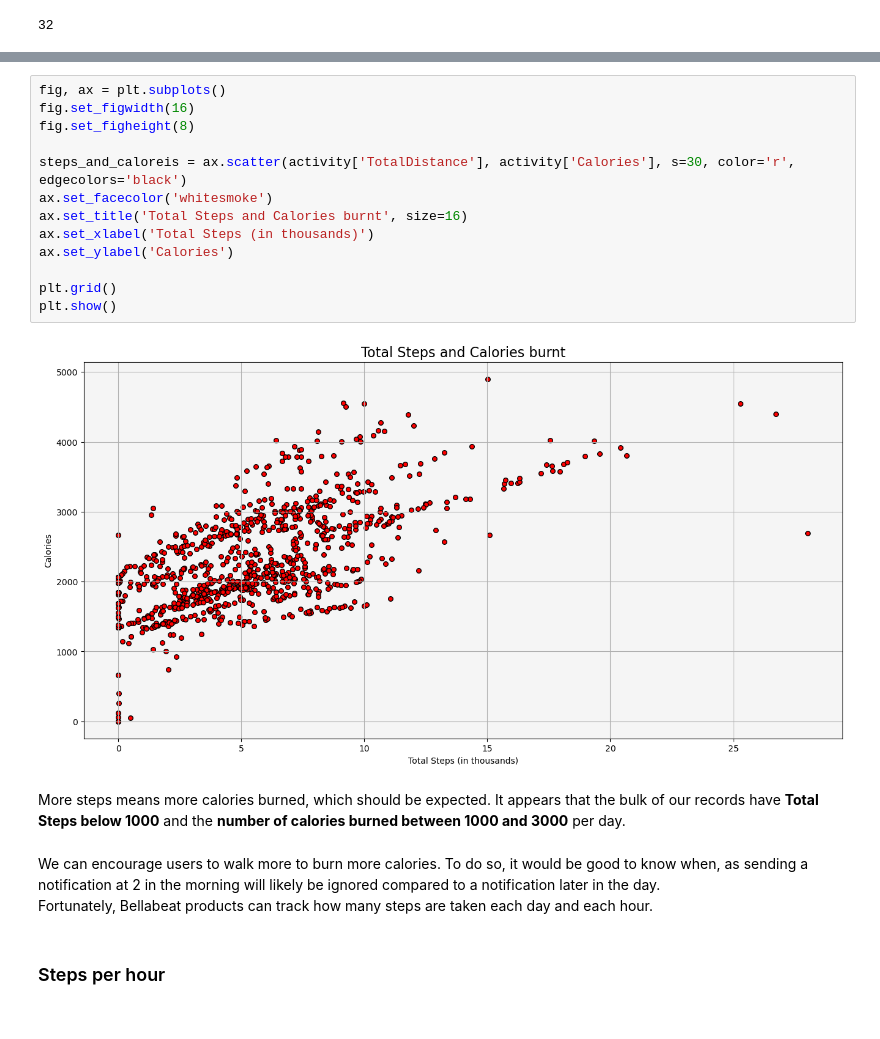
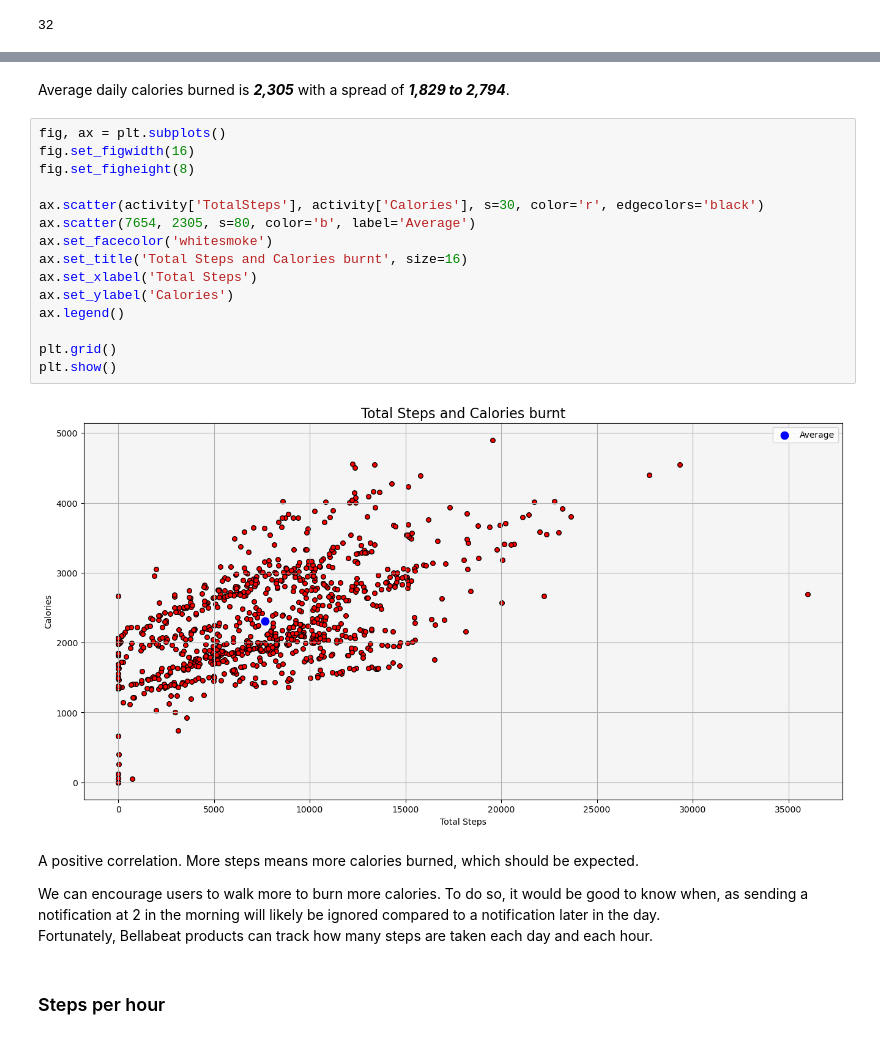
Before and after one commit to leenoah390/coursera-case-studies, a Jupyter notebook: Case Study 2 Bellabeat.ipynb, the cells around one changed output, grey strips where cells are left out. Drawn from its saved outputs; the diff is of its cells as text.

```diff
--- a/Case Study 2 Bellabeat.ipynb
+++ b/Case Study 2 Bellabeat.ipynb
@@ -125,23 +164,27 @@ From the data, we can look at 4 main categories: **Steps**, **Calories**, and **
+# %% [markdown]
+Average daily calories burned is ***2,305*** with a spread of ***1,829 to 2,794***.
 # %%
 fig, ax = plt.subplots()
 fig.set_figwidth(16)
 fig.set_figheight(8)
 
-steps_and_caloreis = ax.scatter(activity['TotalDistance'], activity['Calories'], s=30, color='r', edgecolors='black')
+ax.scatter(activity['TotalSteps'], activity['Calories'], s=30, color='r', edgecolors='black')
+ax.scatter(7654, 2305, s=80, color='b', label='Average')
 ax.set_facecolor('whitesmoke')
 ax.set_title('Total Steps and Calories burnt', size=16)
-ax.set_xlabel('Total Steps (in thousands)')
+ax.set_xlabel('Total Steps')
 ax.set_ylabel('Calories')
+ax.legend()
 
 plt.grid()
 plt.show()
 # %% [output]
-[figure, old version]
+[figure, new version]
 # %% [markdown]
-More steps means more calories burned, which should be expected. It appears that the bulk of our records have **Total Steps below 1000** and the **number of calories burned between 1000 and 3000** per day.
+A positive correlation. More steps means more calories burned, which should be expected.
+
+We can encourage users to walk more to burn more calories. To do so, it would be good to know when, as sending a notification at 2 in the morning will likely be ignored compared to a notification later in the day.\
+Fortunately, Bellabeat products can track how many steps are taken each day and each hour.
-# %% [markdown]
-We can encourage users to walk more to burn more calories. To do so, it would be good to know when, as sending a notification at 2 in the morning will likely be ignored compared to a notification later in the day.\
-Fortunately, Bellabeat products can track how many steps are taken each day and each hour.
 # %% [markdown]
 ### Steps per hour
 # %%
```
Also changed, not shown: parts of 12 cells of this notebook.
